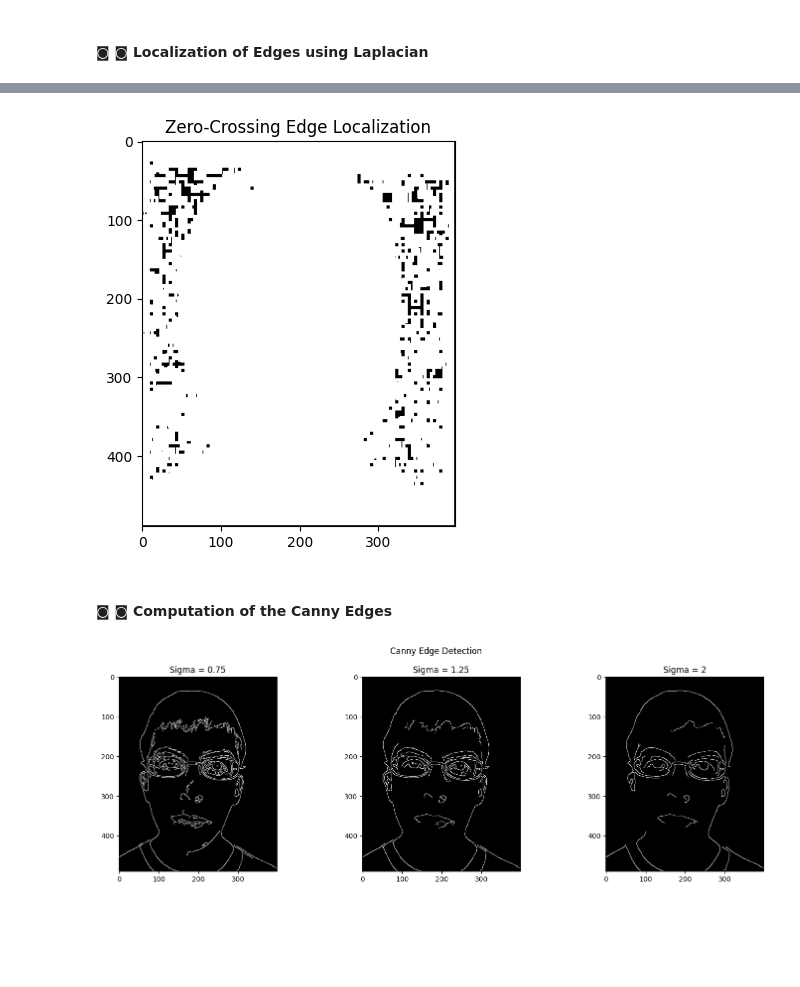
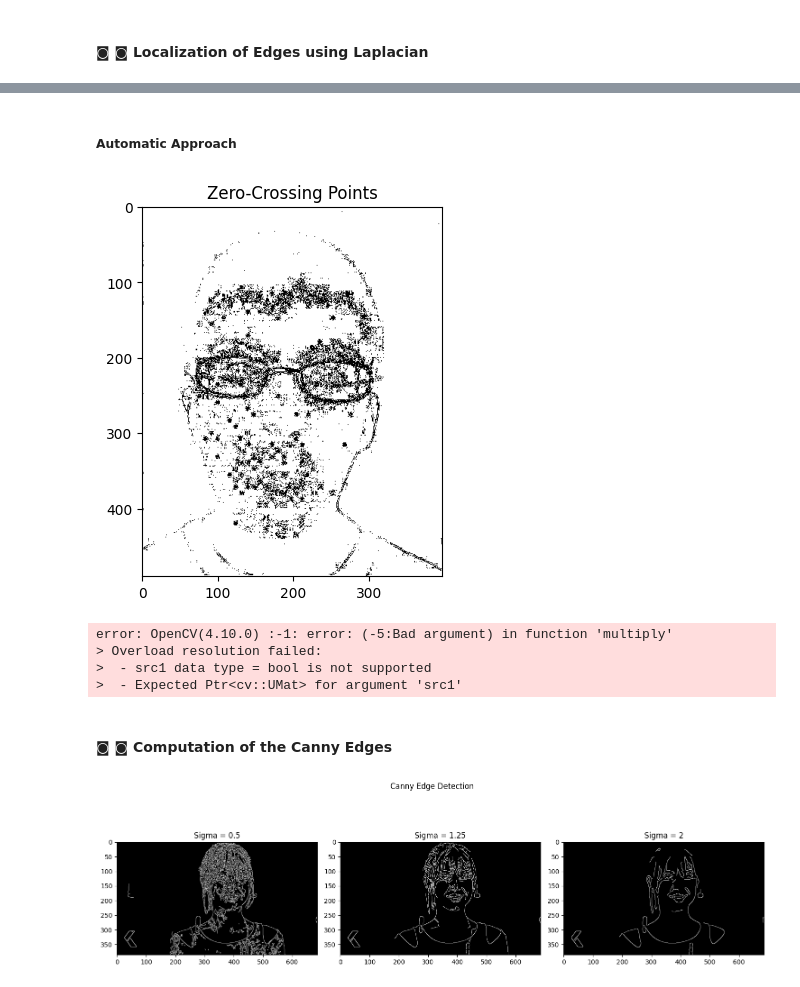
Before and after one commit to e-Rivers/CS5050_ComputerVision, a Jupyter notebook: HMWK_1/Homework1.ipynb, the cells around one changed output, grey strips where cells are left out. Saved outputs shown, nothing was run; the diff lists cells and outputs as text; code cells hidden in the pictures; blank space fills up the shorter version.

```diff
--- a/HMWK_1/Homework1.ipynb
+++ b/HMWK_1/Homework1.ipynb
@@ -131,11 +164,2 @@ plt.show()
 # %% [markdown]
 #### ◙ ◙ Localization of Edges using Laplacian
-# %%
-laplacian = cv.Laplacian(gradCreatedImg, cv.CV_64F)
-zeroCrossEdges = np.zeros_like(gradCreatedImg)
-
-for i in range(1, laplacian.shape[0] - 1):
-    for j in range(1, laplacian.shape[1] - 1):
-        patch = laplacian[i-1:i+2, j-1:j+2]
-        if np.min(patch) < 0 and np.max(patch) > 0:
-            zeroCrossEdges[i, j] = 255
@@ -141,0 +187,2 @@ for i in range(1, laplacian.shape[0] - 1):
+# %% [markdown]
+##### Automatic Approach
@@ -142,10 +195,20 @@ for i in range(1, laplacian.shape[0] - 1):
 # %%
-plt.figure(figsize=(10, 5))
-plt.title("Zero-Crossing Edge Localization")
-plt.imshow(zeroCrossEdges, cmap="gray")
+plt.imshow(zeroCrossingImg, cmap="gray")
+plt.title("Zero-Crossing Points")
 plt.show()
 # %% [output]
-[figure, old version]
+[figure, new version]
+# %%
+zeroCrossingAtSobel = cv.multiply(zeroCrossingImg, gradEdgesDetected > threshold)
+
+plt.imshow(zeroCrossingAtSobel, cmap="gray")
+plt.title("Zero-Crossing Points Edge Detection")
+plt.show()
+# %% [output]
+error: OpenCV(4.10.0) :-1: error: (-5:Bad argument) in function 'multiply'
+> Overload resolution failed:
+>  - src1 data type = bool is not supported
+>  - Expected Ptr<cv::UMat> for argument 'src1'
 # %% [markdown]
 #### ◙ ◙ Computation of the Canny Edges
 # %%
@@ -154,16 +217,16 @@ def computeCannyEdges(image, sigma):
     edges = cv.Canny(smoothedImg, 50, 150)
     return edges
 # %%
-sigmas = [0.75, 1.25, 2]
+sigmas = [0.5, 1.25, 2]
 images_cannyEdges = [computeCannyEdges(imgGrayscale, sigma) for sigma in sigmas]
 # %%
 fig, ax = plt.subplots(1, 3, figsize=(15, 5))
-for i, (sigma, edges) in enumerate(zip(sigmas, canny_edges)):
+for i, (sigma, edges) in enumerate(zip(sigmas, images_cannyEdges)):
     ax[i].set_title(f"Sigma = {sigma}")
     ax[i].imshow(edges, cmap="gray")
 
 plt.suptitle("Canny Edge Detection")
 plt.tight_layout()
 plt.show()
 # %% [output]
-[figure, old version]
+[figure, new version]
```
Also changed, not shown: parts of 14 cells of this notebook, 4 other files.
